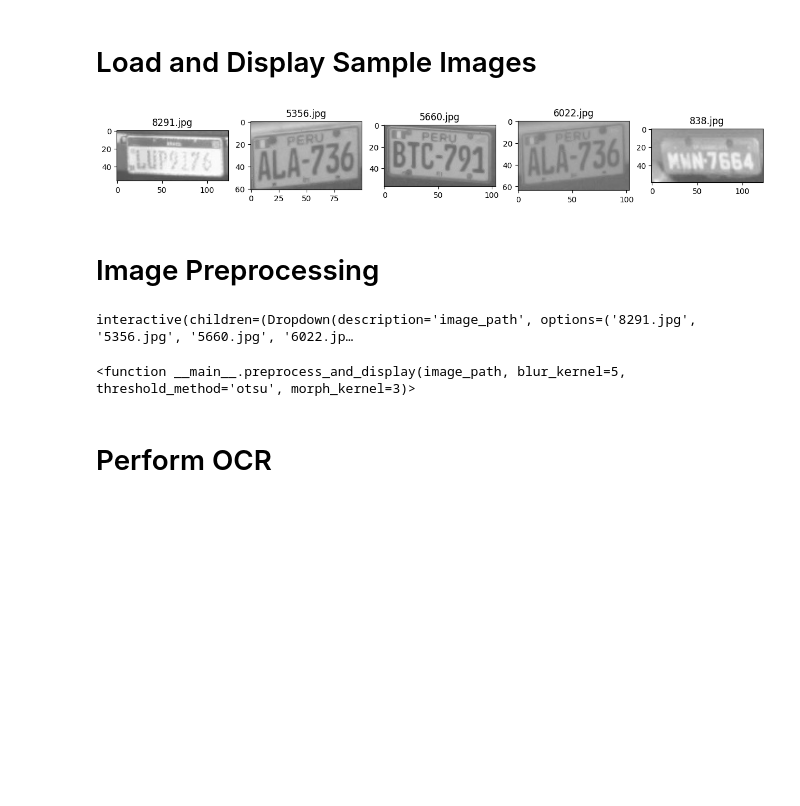
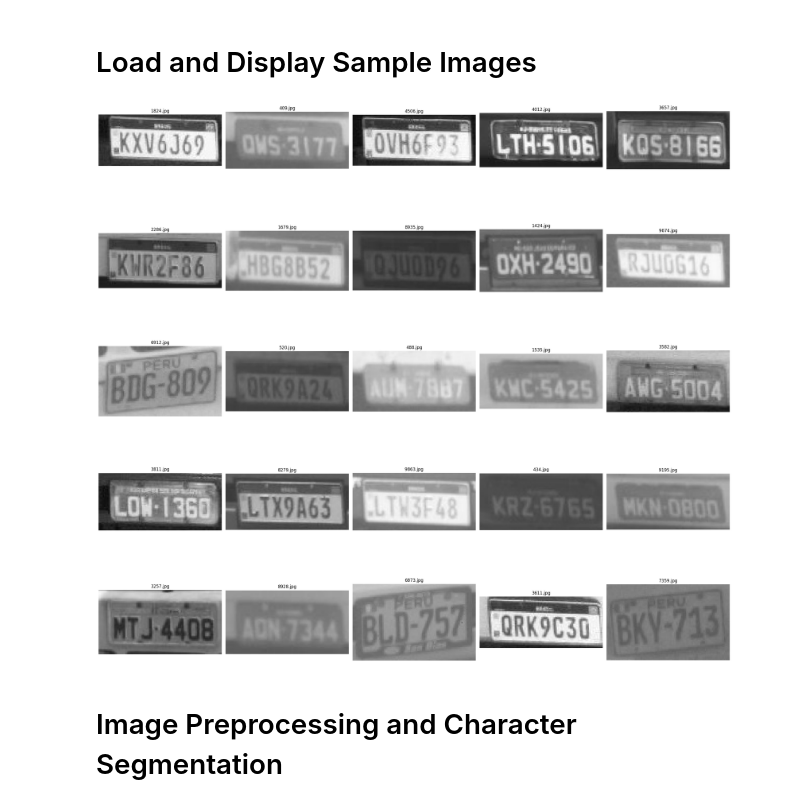
Before and after one commit to ma1kinho/estagio-pdi, a Jupyter notebook: part_1/notebooks/explore.ipynb, the cells around one changed output. Saved outputs shown, nothing was run; the diff lists cells and outputs as text; code cells hidden in the pictures; blank space fills up the shorter version.

```diff
--- a/part_1/notebooks/explore.ipynb
+++ b/part_1/notebooks/explore.ipynb
@@ -30,43 +37,39 @@ from src.evaluate import calculate_accuracy, load_labels, load_predictions
 # %% [markdown]
 # Load and Display Sample Images
 # %%
+random.seed(42)
 data_dir = os.path.join(part1_dir, "data/images/train")
-sample_images = random.sample(os.listdir(data_dir), 5)
+sample_images = random.sample(os.listdir(data_dir), 25)
 
-def display_sample_images(images):
-    plt.figure(figsize=(15, 10))
-    for i, image_path in enumerate(images):
-        image = load_image(os.path.join(data_dir, image_path))
-        plt.subplot(1, len(images), i+1)
+def display_sample_images(images, rows=1, cols=None):
+    """
+    Display sample images in a flexible grid of subplots.
+
+    Args:
+        images (list): List of image paths.
+        rows (int): Number of rows for subplots.
+        cols (int): Number of columns for subplots. If None, it will be calculated.
+    """
+    # Calculate the number of columns if not provided
+    if cols is None:
+        cols = len(images) // rows + (len(images) % rows > 0)
+
+    # Set the figure size dynamically based on the number of rows and columns
+    plt.figure(figsize=(cols * 5, rows * 5))
+
+    for i, filename in enumerate(images):
+        image_path = Path(data_dir, filename)
+        image = load_image(image_path)  # Assuming `load_image` function exists to load images
+        plt.subplot(rows, cols, i + 1)
         plt.imshow(cv2.cvtColor(image, cv2.COLOR_BGR2RGB))
-        plt.title(image_path)
+        plt.title(image_path.name)
+        plt.axis('off')  # Optionally hide axes for better visualization
+
+    plt.tight_layout()
     plt.show()
 
-display_sample_images(sample_images)
+display_sample_images(sample_images, rows=5)
 # %% [output]
-[figure, old version]
+[figure, new version]
 # %% [markdown]
-# Image Preprocessing
+# Image Preprocessing and Character Segmentation
-# %%
-def preprocess_and_display(image_path, blur_kernel=5, threshold_method='otsu', morph_kernel=3):
-    image_path = os.path.join(data_dir, image_path)
-    image = load_image(image_path)
-    image = reduce_noise(image, kernel_size=blur_kernel)
-    image = apply_threshold(image, method=threshold_method)
-    image = morphological_operations(image, kernel=morph_kernel)
-
-    plt.figure(figsize=(10, 5))
-    plt.imshow(image, cmap='gray')
-    plt.title(f"Preprocessed Image: {os.path.basename(image_path)}")
-    plt.show()
-
-interact(preprocess_and_display,
-         image_path=sample_images,
-         blur_kernel=(1, 15, 2),
-         threshold_method=['otsu', 'adaptive'],
-         morph_kernel=(1, 15, 2))
-# %% [output]
-interactive(children=(Dropdown(description='image_path', options=('8291.jpg', '5356.jpg', '5660.jpg', '6022.jp…
-<function __main__.preprocess_and_display(image_path, blur_kernel=5, threshold_method='otsu', morph_kernel=3)>
-# %% [markdown]
-# Perform OCR
```
Also changed, not shown: parts of 8 cells of this notebook, 4 other files.
